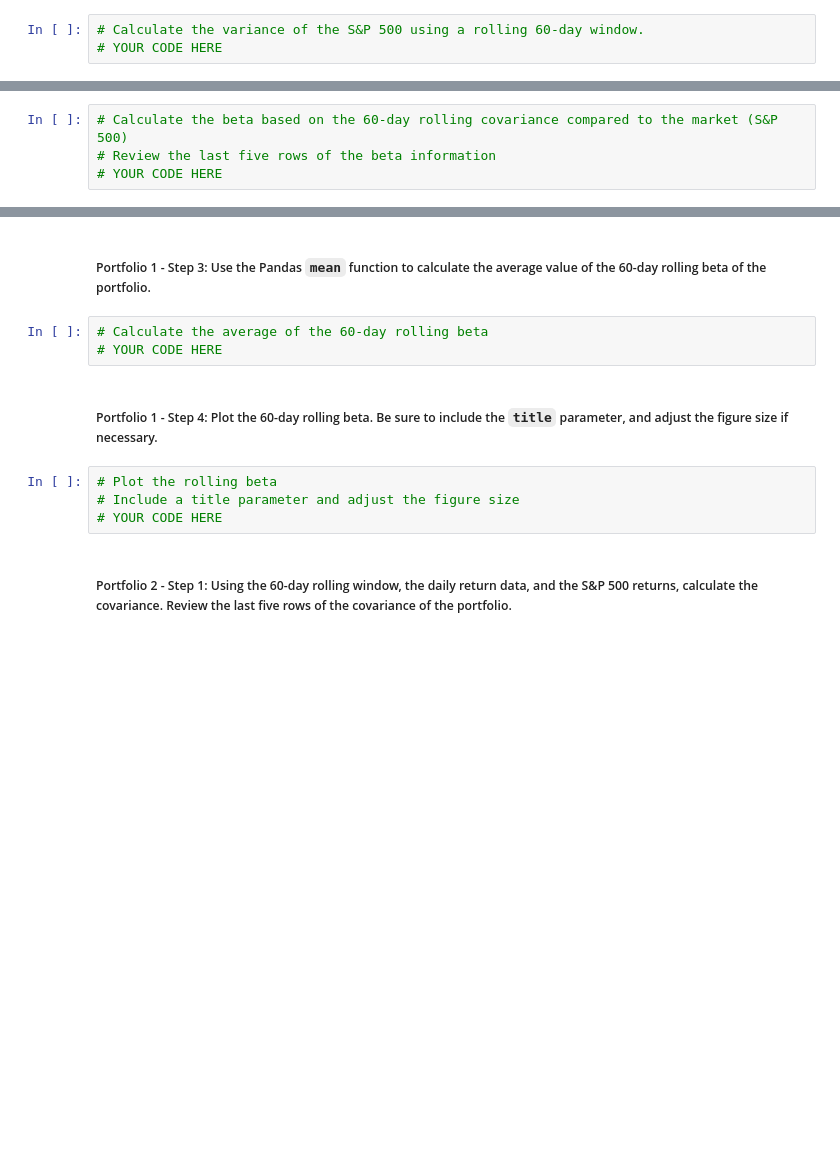
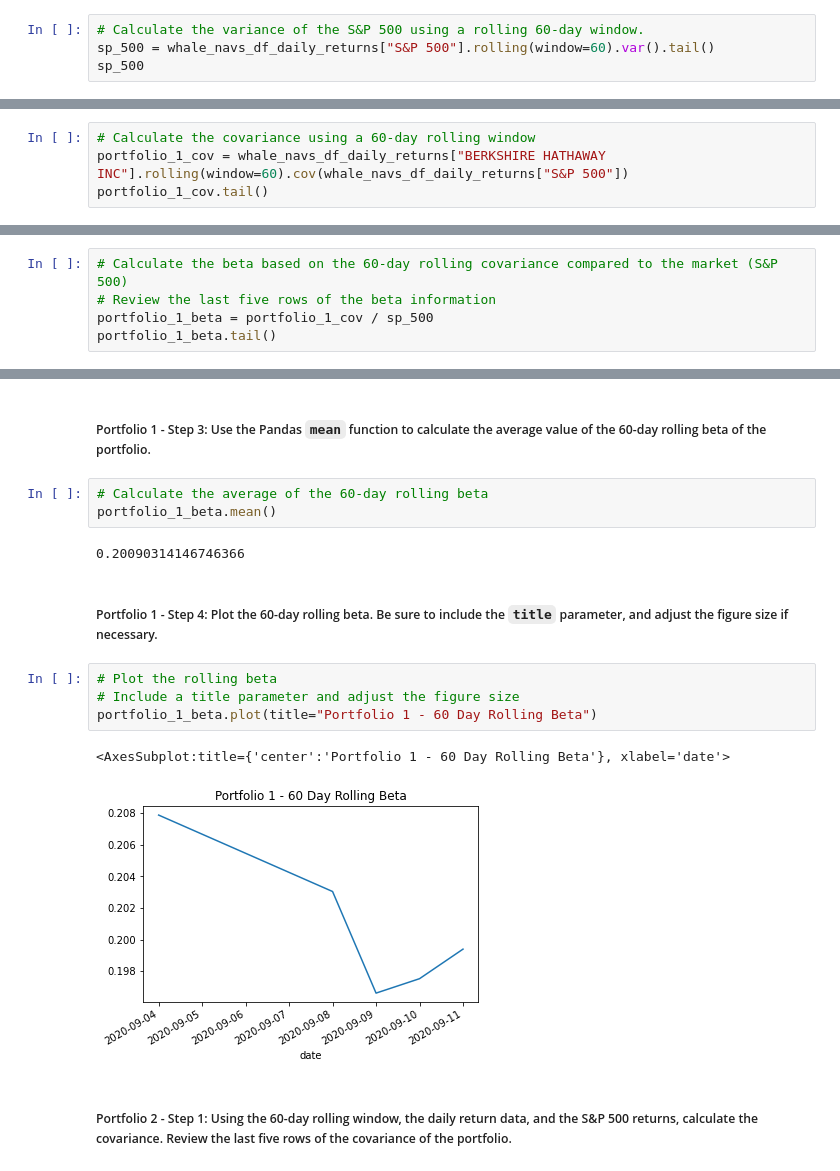
Before and after one commit to NomanZubairi/Pandas-Risk-Analysis, a Jupyter notebook: risk_return_analysis.ipynb, the cells around one changed output, grey strips where cells are left out. Cells and saved outputs as stored; diff of their text form; blank space fills up the shorter version.

Commit message:
Diversified the portfolio

```diff
--- a/risk_return_analysis.ipynb
+++ b/risk_return_analysis.ipynb
@@ -355,4 +355,5 @@ Your analysis is nearing completion. Now, you need to evaluate how the portfolio
 #### Use the Pandas `var` function to calculate the variance of the S&P 500 by using a 60-day rolling window. Visualize the last five rows of the variance of the S&P 500.
 # %%
 # Calculate the variance of the S&P 500 using a rolling 60-day window.
-# YOUR CODE HERE
+sp_500 = whale_navs_df_daily_returns["S&P 500"].rolling(window=60).var().tail()
+sp_500
@@ -374,0 +380,4 @@ Your analysis is nearing completion. Now, you need to evaluate how the portfolio
+# %%
+# Calculate the covariance using a 60-day rolling window
+portfolio_1_cov = whale_navs_df_daily_returns["BERKSHIRE HATHAWAY INC"].rolling(window=60).cov(whale_navs_df_daily_returns["S&P 500"])
+portfolio_1_cov.tail()
@@ -377,4 +394,5 @@ Your analysis is nearing completion. Now, you need to evaluate how the portfolio
 # %%
 # Calculate the beta based on the 60-day rolling covariance compared to the market (S&P 500)
 # Review the last five rows of the beta information
-# YOUR CODE HERE
+portfolio_1_beta = portfolio_1_cov / sp_500
+portfolio_1_beta.tail()
@@ -382,13 +408,18 @@ Your analysis is nearing completion. Now, you need to evaluate how the portfolio
 ##### Portfolio 1 - Step 3: Use the Pandas `mean` function to calculate the average value of the 60-day rolling beta of the portfolio.
 # %%
 # Calculate the average of the 60-day rolling beta
-# YOUR CODE HERE
+portfolio_1_beta.mean()
+# %% [output]
+0.20090314146746366
 # %% [markdown]
 ##### Portfolio 1 - Step 4: Plot the 60-day rolling beta. Be sure to include the `title` parameter, and adjust the figure size if necessary.
 # %%
 # Plot the rolling beta
 # Include a title parameter and adjust the figure size
-# YOUR CODE HERE
+portfolio_1_beta.plot(title="Portfolio 1 - 60 Day Rolling Beta")
+# %% [output]
+<AxesSubplot:title={'center':'Portfolio 1 - 60 Day Rolling Beta'}, xlabel='date'>
+[figure, added]
 # %% [markdown]
 ##### Portfolio 2 - Step 1: Using the 60-day rolling window, the daily return data, and the S&P 500 returns, calculate the covariance. Review the last five rows of the covariance of the portfolio.
 # %%
```
Also changed, not shown: parts of 8 cells of this notebook.
